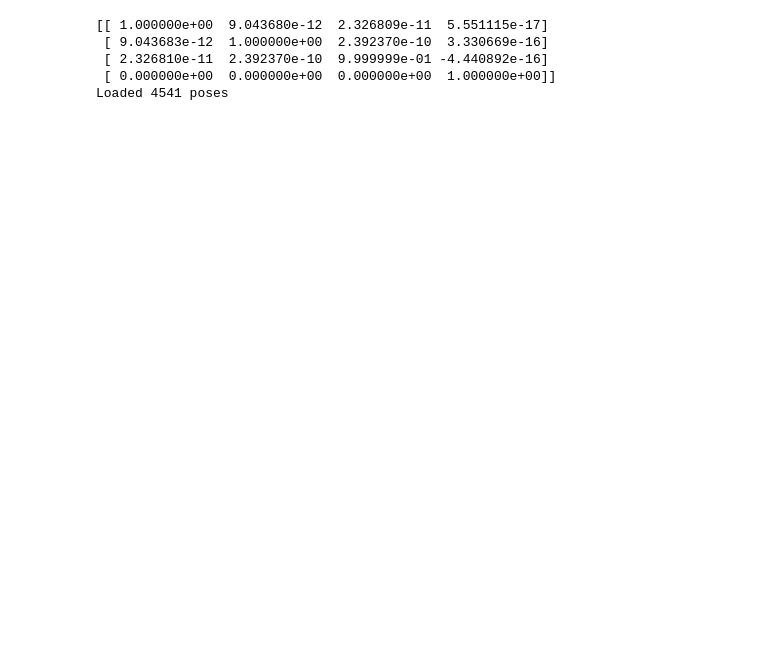
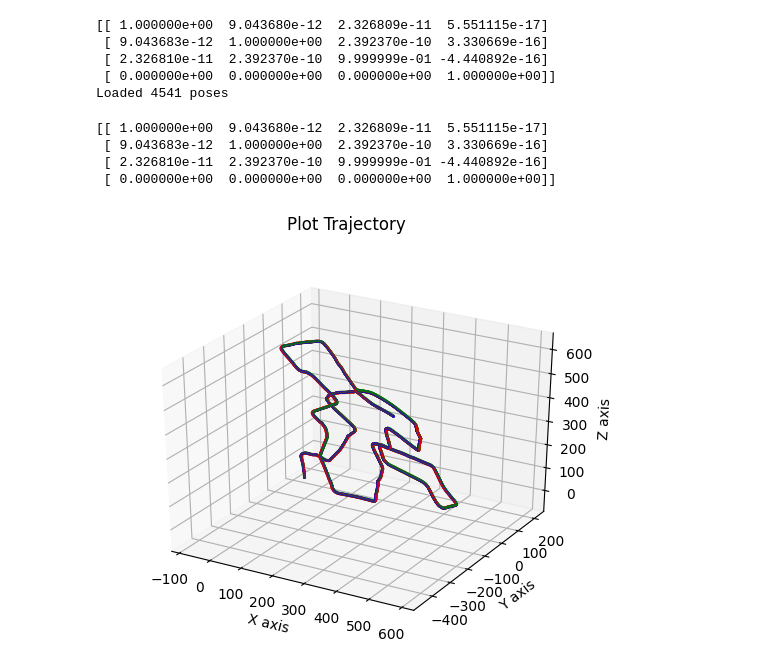
Before and after one commit to pickles976/PoseSLAM, a Jupyter notebook: poseSLAM.ipynb, the cells around one changed output. Saved outputs shown, nothing was run; the diff lists cells and outputs as text; code cells hidden in the pictures; blank space fills up the shorter version.

```diff
--- a/poseSLAM.ipynb
+++ b/poseSLAM.ipynb
@@ -55,5 +68,22 @@ print(f"Loaded {len(poses)} poses")
  [ 2.326810e-11  2.392370e-10  9.999999e-01 -4.440892e-16]
  [ 0.000000e+00  0.000000e+00  0.000000e+00  1.000000e+00]]
 Loaded 4541 poses
+# %%
+# Create the initial estimates
+initial_estimate = gtsam.Values()
+for i in range(len(poses)):
+    pose = gtsam.Pose3(poses[i])
+    initial_estimate.insert(i, pose)
+
+# Plot initial estimate
+plot.plot_trajectory(1, initial_estimate, scale=1.5)
+plot.set_axes_equal(True)
+plt.show()
+# %% [output]
+[[ 1.000000e+00  9.043680e-12  2.326809e-11  5.551115e-17]
+ [ 9.043683e-12  1.000000e+00  2.392370e-10  3.330669e-16]
+ [ 2.326810e-11  2.392370e-10  9.999999e-01 -4.440892e-16]
+ [ 0.000000e+00  0.000000e+00  0.000000e+00  1.000000e+00]]
+[figure, added]
 # %%
 graph = gtsam.NonlinearFactorGraph()
```
Also changed, not shown: parts of 9 cells of this notebook, 5 other files.
